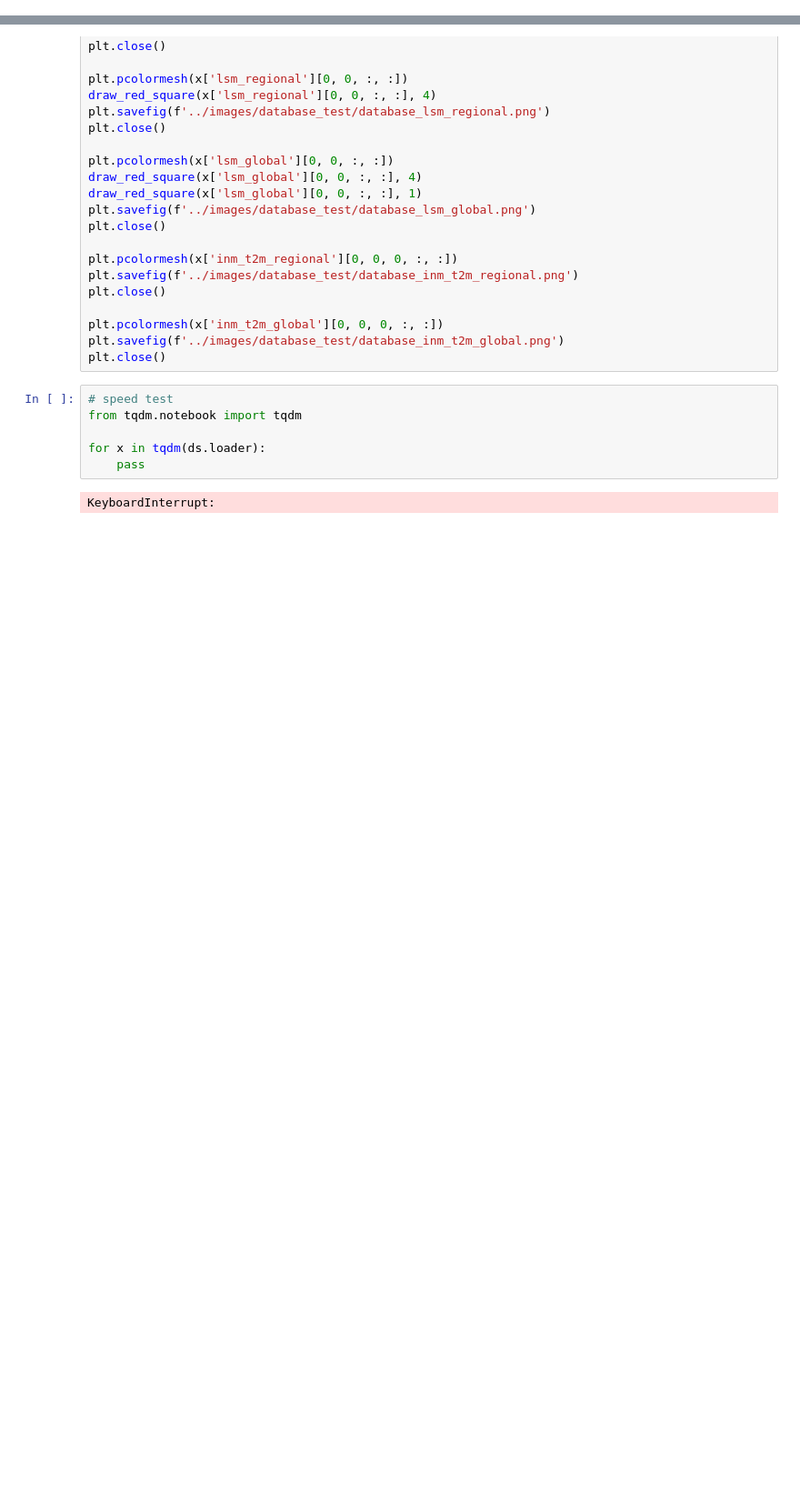
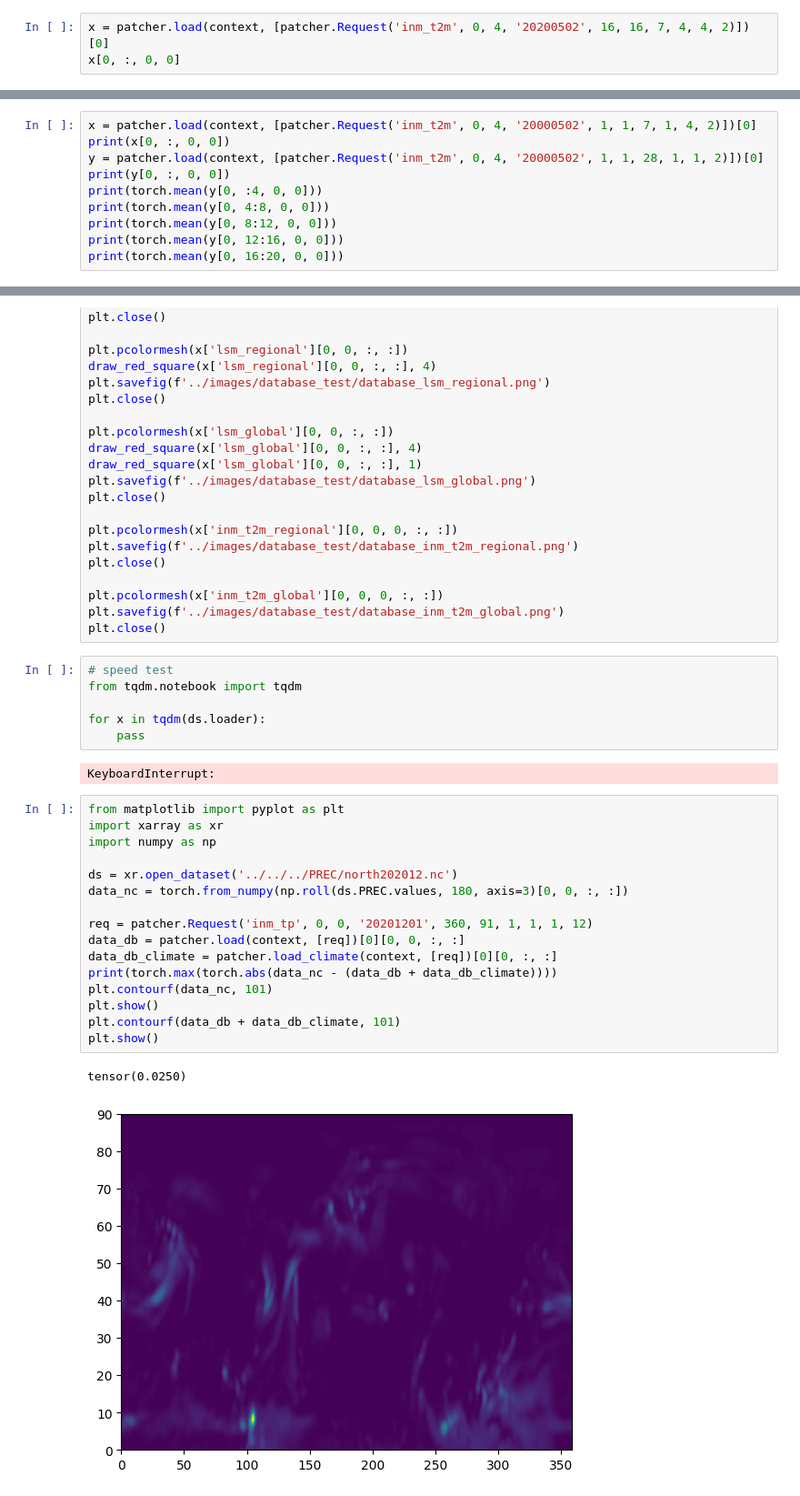
Before and after one commit to Miha3009/arpp, a Jupyter notebook: v2/scripts/001_database_test.ipynb, the cells around one changed output, grey strips where cells are left out. Shown at 91% size. Saved outputs shown, nothing was run; the diff lists cells and outputs as text; blank space fills up the shorter version.

```diff
--- a/v2/scripts/001_database_test.ipynb
+++ b/v2/scripts/001_database_test.ipynb
@@ -34,0 +28,3 @@ dict_keys(['t2m'])
+# %%
+x = patcher.load(context, [patcher.Request('inm_t2m', 0, 4, '20200502', 16, 16, 7, 4, 4, 2)])[0]
+x[0, :, 0, 0]
@@ -34,0 +33,10 @@ dict_keys(['t2m'])
+# %%
+x = patcher.load(context, [patcher.Request('inm_t2m', 0, 4, '20000502', 1, 1, 7, 1, 4, 2)])[0]
+print(x[0, :, 0, 0])
+y = patcher.load(context, [patcher.Request('inm_t2m', 0, 4, '20000502', 1, 1, 28, 1, 1, 2)])[0]
+print(y[0, :, 0, 0])
+print(torch.mean(y[0, :4, 0, 0]))
+print(torch.mean(y[0, 4:8, 0, 0]))
+print(torch.mean(y[0, 8:12, 0, 0]))
+print(torch.mean(y[0, 12:16, 0, 0]))
+print(torch.mean(y[0, 16:20, 0, 0]))
@@ -200,3 +185,22 @@ for x in tqdm(ds.loader):
     pass
 # %% [output]
 KeyboardInterrupt:
+# %%
+from matplotlib import pyplot as plt
+import xarray as xr
+import numpy as np
+
+ds = xr.open_dataset('../../../PREC/north202012.nc')
+data_nc = torch.from_numpy(np.roll(ds.PREC.values, 180, axis=3)[0, 0, :, :])
+
+req = patcher.Request('inm_tp', 0, 0, '20201201', 360, 91, 1, 1, 1, 12)
+data_db = patcher.load(context, [req])[0][0, 0, :, :]
+data_db_climate = patcher.load_climate(context, [req])[0][0, :, :]
+print(torch.max(torch.abs(data_nc - (data_db + data_db_climate))))
+plt.contourf(data_nc, 101)
+plt.show()
+plt.contourf(data_db + data_db_climate, 101)
+plt.show()
+# %% [output]
+tensor(0.0250)
+[figure, added]
```
Also changed, not shown: parts of 6 cells of this notebook, 59 other files.
